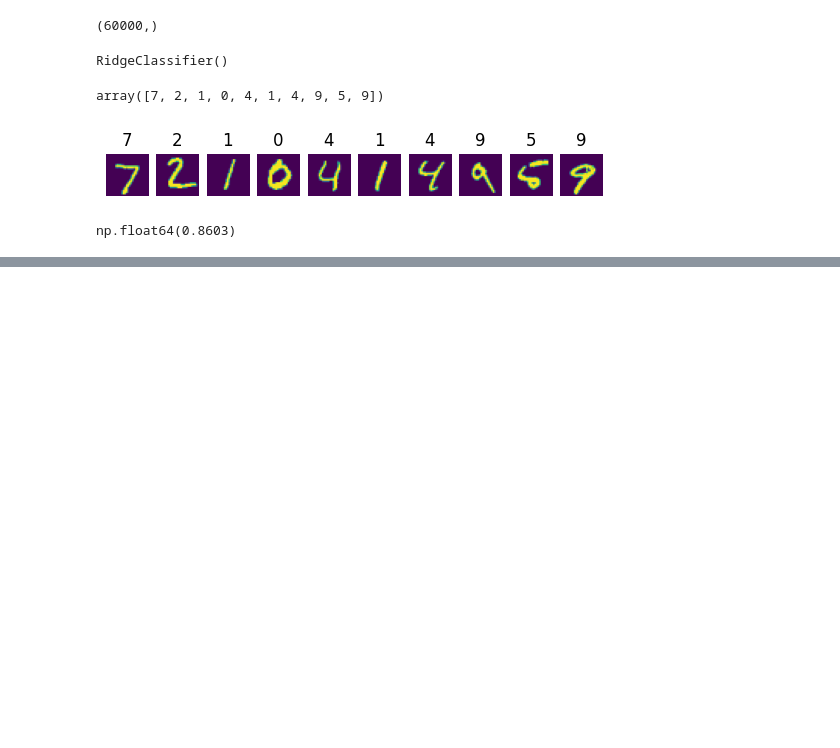
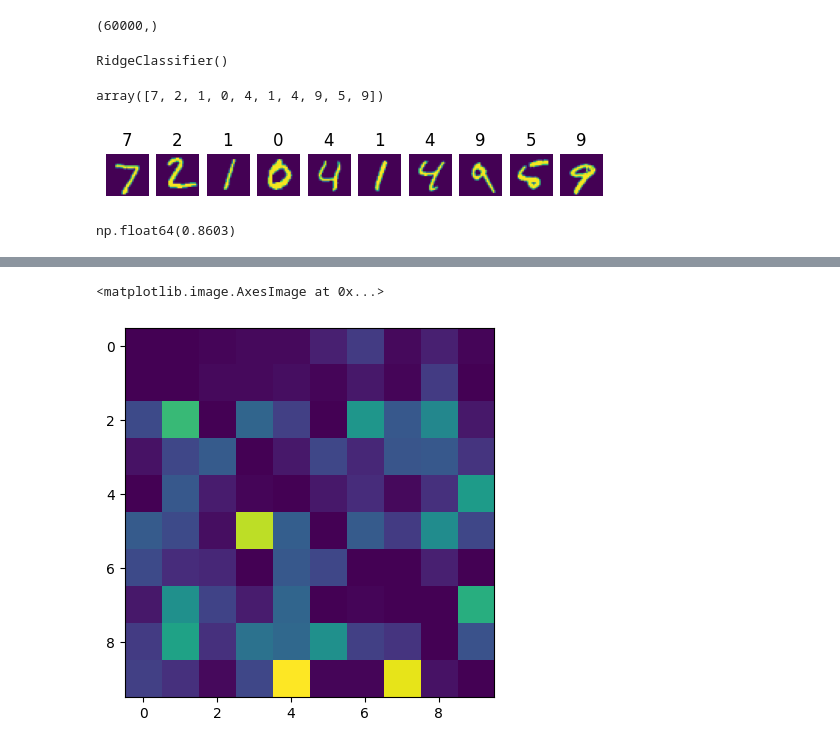
Before and after one commit to Shk-tech/my-colab-learning-material, a Jupyter notebook: 2507_korea_ml_classification.ipynb, the cells around one changed output, grey strips where cells are left out. Cells and saved outputs as stored; diff of their text form; code cells hidden in the pictures; blank space fills up the shorter version.

```diff
--- a/2507_korea_ml_classification.ipynb
+++ b/2507_korea_ml_classification.ipynb
@@ -81,0 +203,4 @@ for i in range(10):
+# %%
+pred = model.predict(x_valid)
+cm = confusion_matrix(y_valid, pred)
+cm
@@ -81,0 +218,6 @@ for i in range(10):
+# %%
+np.fill_diagonal(cm, 0)
+plt.imshow(cm)
+# %% [output]
+<matplotlib.image.AxesImage at 0x...>
+[figure, added]
```
Also changed, not shown: parts of 30 cells of this notebook.
